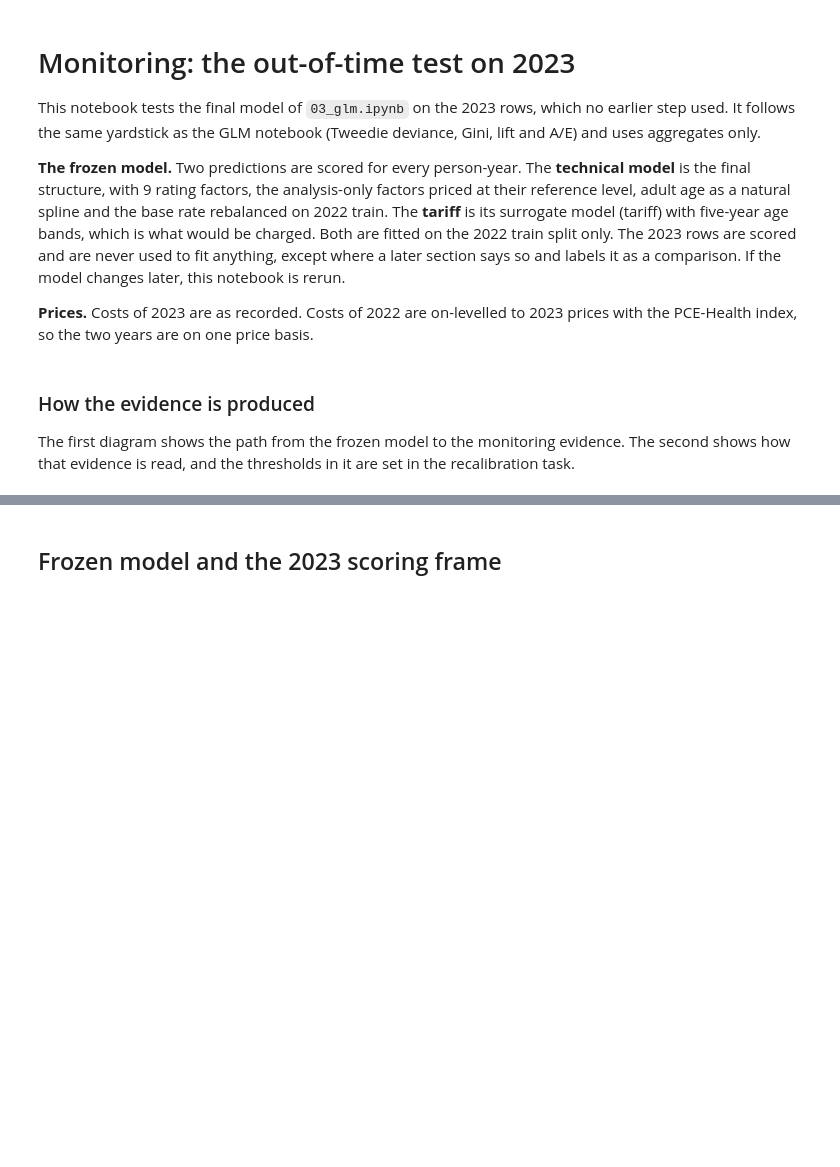
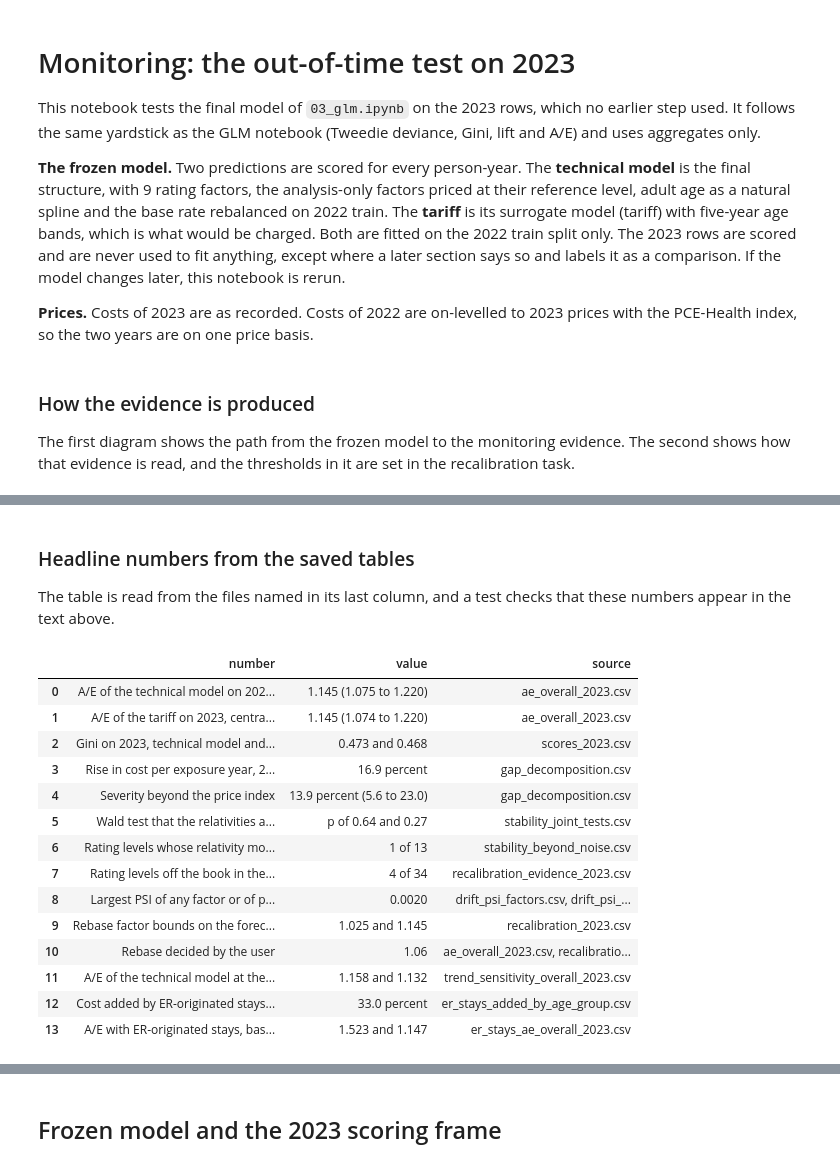
Before and after one commit to asudarmo/health-pricing-meps, a Jupyter notebook: notebooks/04_monitoring.ipynb, the cells around one changed output, grey strips where cells are left out. Drawn from its saved outputs; the diff is of its cells as text; code cells hidden in the pictures; blank space fills up the shorter version.

Commit message:
Monitoring notebook final pass (#50) and the decided 1.06 rebase (#47)
Co-Authored-By: Claude Sonnet 5.5 <noreply@anthropic.com>

```diff
--- a/notebooks/04_monitoring.ipynb
+++ b/notebooks/04_monitoring.ipynb
@@ -30,0 +65,24 @@ SVG(filename=str(diagrams.svg_path("5b")))
+# %% [markdown]
+### Headline numbers from the saved tables
+
+The table is read from the files named in its last column, and a test checks that these numbers appear in the text above.
+# %%
+from health_pricing.models import monitoring_summary
+
+monitoring_summary.headline_numbers()
+# %% [output]
+|  | number | value | source |
+| 0 | A/E of the technical model on 202... | 1.145 (1.075 to 1.220) | ae_overall_2023.csv |
+| 1 | A/E of the tariff on 2023, centra... | 1.145 (1.074 to 1.220) | ae_overall_2023.csv |
+| 2 | Gini on 2023, technical model and... | 0.473 and 0.468 | scores_2023.csv |
+| 3 | Rise in cost per exposure year, 2... | 16.9 percent | gap_decomposition.csv |
+| 4 | Severity beyond the price index | 13.9 percent (5.6 to 23.0) | gap_decomposition.csv |
+| 5 | Wald test that the relativities a... | p of 0.64 and 0.27 | stability_joint_tests.csv |
+| 6 | Rating levels whose relativity mo... | 1 of 13 | stability_beyond_noise.csv |
+| 7 | Rating levels off the book in the... | 4 of 34 | recalibration_evidence_2023.csv |
+| 8 | Largest PSI of any factor or of p... | 0.0020 | drift_psi_factors.csv, drift_psi_... |
+| 9 | Rebase factor bounds on the forec... | 1.025 and 1.145 | recalibration_2023.csv |
+| 10 | Rebase decided by the user | 1.06 | ae_overall_2023.csv, recalibratio... |
+| 11 | A/E of the technical model at the... | 1.158 and 1.132 | trend_sensitivity_overall_2023.csv |
+| 12 | Cost added by ER-originated stays... | 33.0 percent | er_stays_added_by_age_group.csv |
+| 13 | A/E with ER-originated stays, bas... | 1.523 and 1.147 | er_stays_ae_overall_2023.csv |
```
Also changed, not shown: parts of 10 cells of this notebook, 9 other files.
